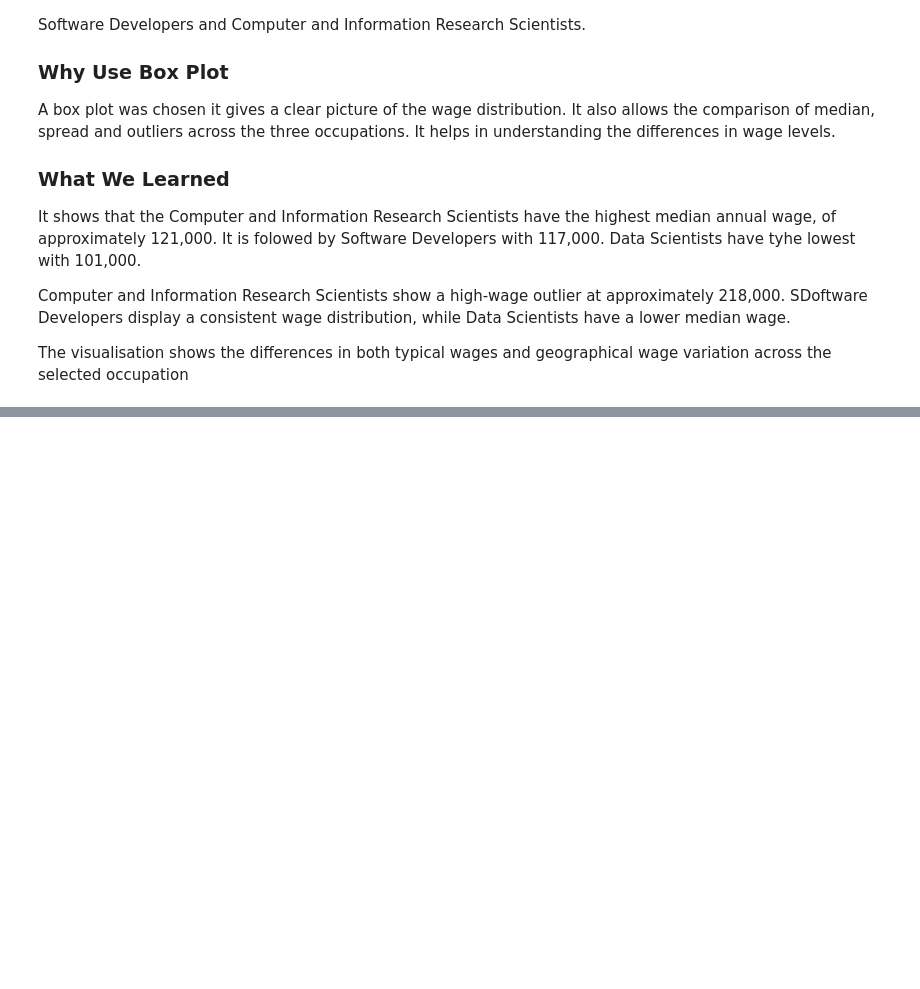
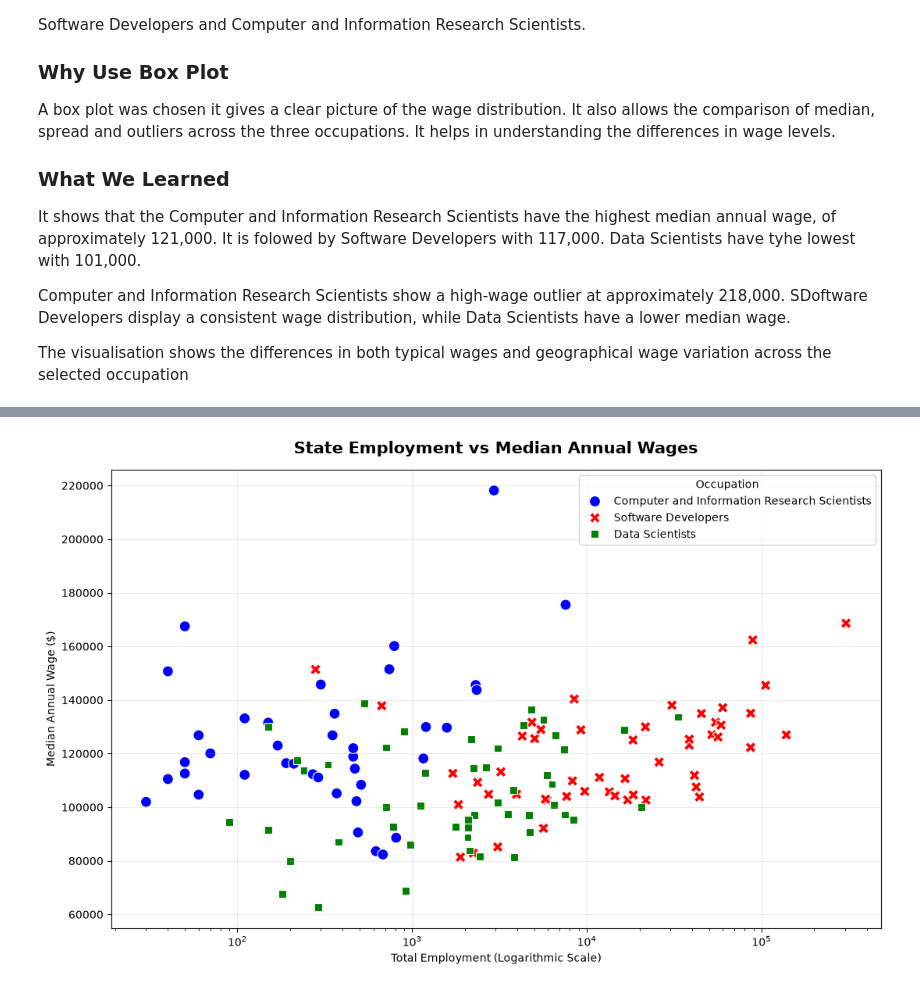
Before and after one commit to 2024635/CA1-Data-Visualisation-and-Communication-2024635, a Jupyter notebook: CA1-Data-Visualisation-and-Communication.ipynb, the cells around one changed output, grey strips where cells are left out. Saved outputs shown, nothing was run; the diff lists cells and outputs as text; code cells hidden in the pictures; blank space fills up the shorter version.

Commit message:
Add employment-wage scatter plot analysis
Adds a log-scaled scatter plot comparing employment and median wages across three occupations, with data filtering and written interpretation.

```diff
--- a/CA1-Data-Visualisation-and-Communication.ipynb
+++ b/CA1-Data-Visualisation-and-Communication.ipynb
@@ -676,0 +679,18 @@ The visualisation shows the differences in both typical wages and geographical w
+# %%
+# Prepare the data for the chart
+
+# Remove the missing median values
+scatter_data = state_data.dropna(
+    subset = ["TOT_EMP"]
+).copy()
+
+# Remove invalid values like zero or negative values
+scatter_data = scatter_data[
+    (scatter_data["TOT_EMP"] > 0) &
+    (scatter_data["A_MEDIAN"] > 0)
+    ].copy()
+
+print("Scatter plot dataset shape:", scatter_data.shape)
+
+print("\n\nMissing Values:")
+print(scatter_data[["TOT_EMP", "A_MEDIAN"]].isna().sum())
@@ -676,0 +705,43 @@ The visualisation shows the differences in both typical wages and geographical w
+# %%
+# Create the chart
+plt.figure(figsize =(11, 7))
+
+sns.scatterplot(
+    data = scatter_data,
+    x = "TOT_EMP",
+    y = "A_MEDIAN",
+    hue = "OCC_TITLE",
+    style = "OCC_TITLE",
+    s = 100,
+    palette = {
+        "Computer and Information Research Scientists": "blue",
+        "Data Scientists": "green",
+        "Software Developers": "red"
+    }
+)
+
+# Stopping small values getting squeezed to the left
+plt.xscale("log")
+
+# Chart title
+plt.title(
+    "State Employment vs Median Annual Wages",
+    fontsize = 15,
+    fontweight = "bold",
+    pad = 15
+)
+
+# Labelling the axises
+plt.xlabel("Total Employment (Logarithmic Scale)")
+plt.ylabel("Median Annual Wage ($)")
+
+# Grid lines
+plt.grid(alpha = 0.25)
+
+# Shows which colour and marker corresponds to each occupation
+plt.legend(title = "Occupation")
+
+plt.tight_layout()
+plt.show()
+# %% [output]
+[figure, added]
```
Also changed, not shown: parts of 5 cells of this notebook.
